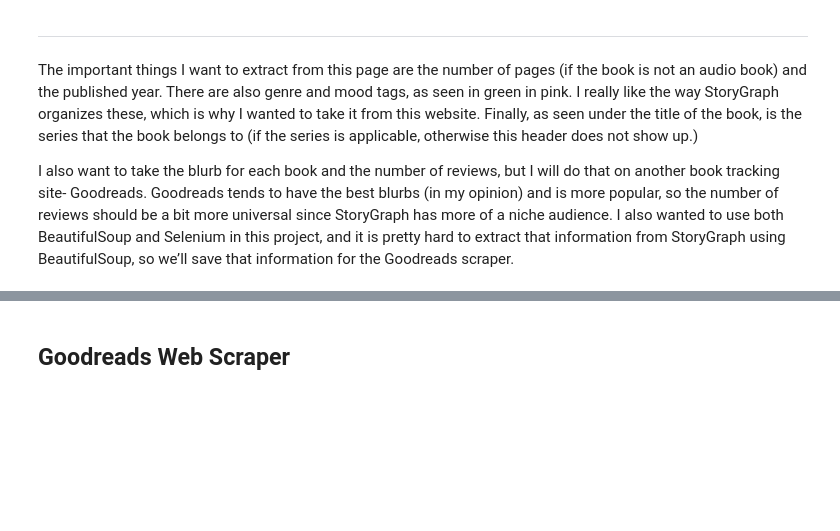
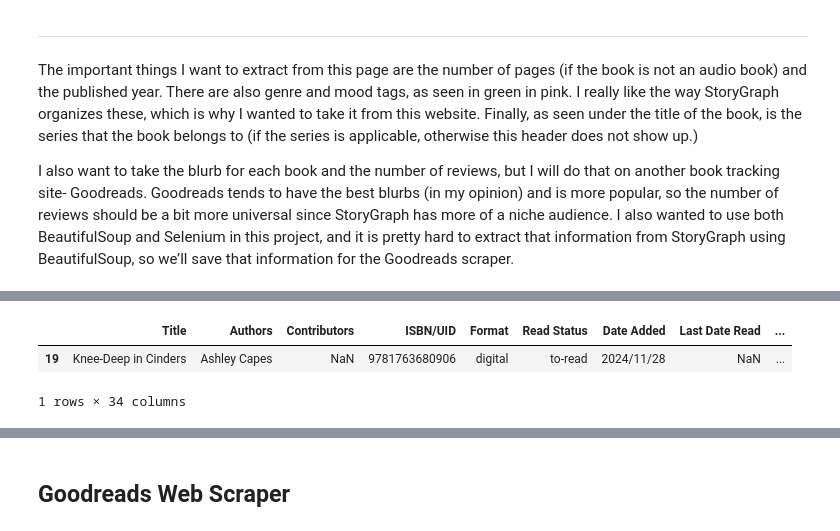
Before and after one commit to arsilva02/librarianproject, a Jupyter notebook: WebScrapingAndFeatureGen.ipynb, the cells around one changed output, grey strips where cells are left out. Drawn from its saved outputs; the diff is of its cells as text; code cells hidden in the pictures; blank space fills up the shorter version.

```diff
--- a/WebScrapingAndFeatureGen.ipynb
+++ b/WebScrapingAndFeatureGen.ipynb
@@ -197,0 +295,6 @@ Chainsaw Man, Vol. 4: The Gun is Mightier
+# %%
+test[19:20]
+# %% [output]
+|  | Title | Authors | Contributors | ISBN/UID | Format | Read Status | Date Added | Last Date Read | ... |
+| 19 | Knee-Deep in Cinders | Ashley Capes | NaN | 9781763680906 | digital | to-read | 2024/11/28 | NaN | ... |
+1 rows × 34 columns
```
Also changed, not shown: parts of 21 cells of this notebook.
